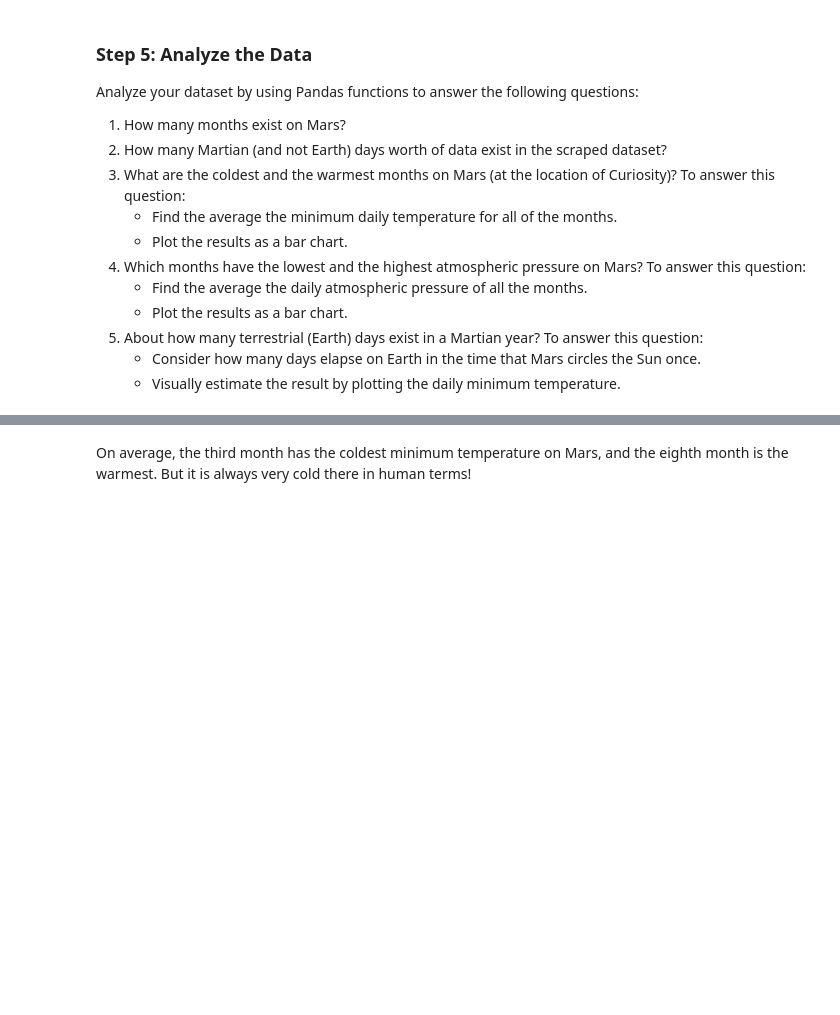
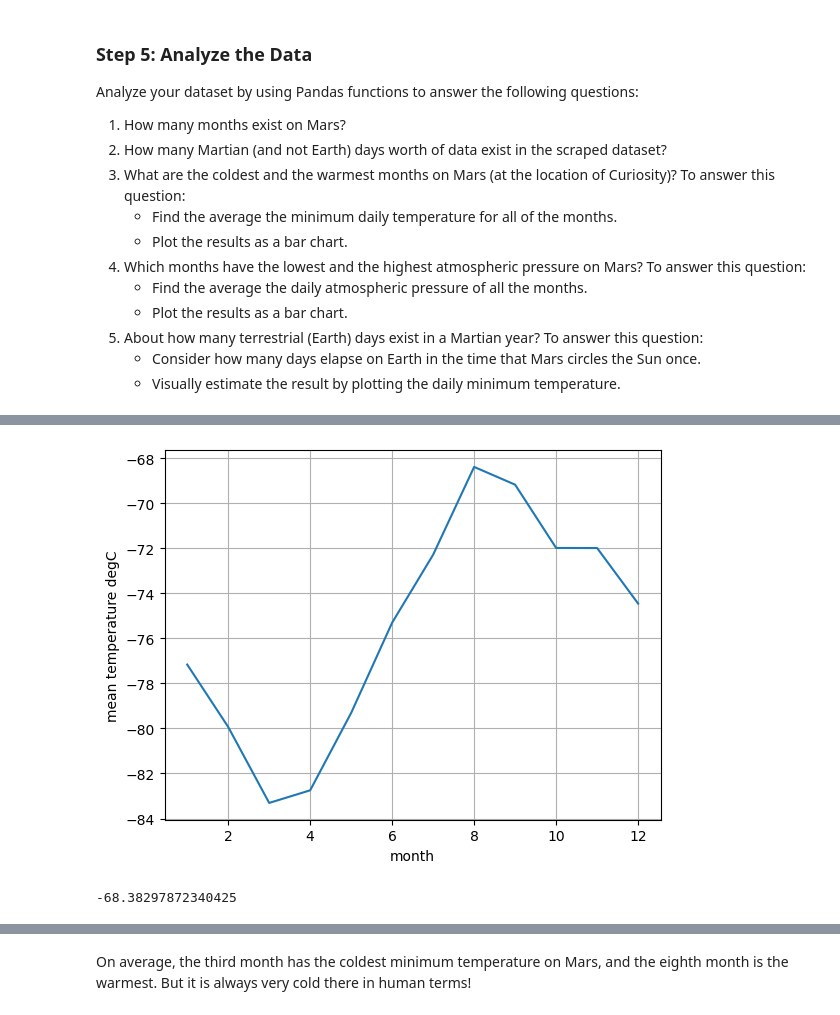
Before and after one commit to juansierra1182/web_scrapping_challenge, a Jupyter notebook: part_2_mars_weather.ipynb, the cells around one changed output, grey strips where cells are left out. Cells and saved outputs as stored; diff of their text form; code cells hidden in the pictures; blank space fills up the shorter version.

```diff
--- a/part_2_mars_weather.ipynb
+++ b/part_2_mars_weather.ipynb
@@ -135,2 +143,11 @@ Examine the data types that are currently associated with each column. If necess
+# %%
+# Change data types for data analysis
+mars_temp_df["id"] = mars_temp_df["id"].astype("int64")
+mars_temp_df["terrestrial_date"] = pd.to_datetime(mars_temp_df.terrestrial_date)
+mars_temp_df["sol"] = mars_temp_df["sol"].astype("int64")
+mars_temp_df["ls"] = mars_temp_df["ls"].astype("int64")
+mars_temp_df["month"] = mars_temp_df["month"].astype(int)
+mars_temp_df["min_temp"] = mars_temp_df["min_temp"].astype("float64")
+mars_temp_df["pressure"] = mars_temp_df["pressure"].astype("float64")
 # %%
 # Confirm type changes were successful by examining data types again
@@ -157,8 +211,24 @@ Analyze your dataset by using Pandas functions to answer the following questions
 # %%
 # 3. What is the average low temperature by month?
+temp_by_month= mars_temp_df.groupby(mars_temp_df["month"])
+
+temp_mean_by_month = (temp_by_month.mean(numeric_only=True))["min_temp"]
 # %%
 # Plot the average temperature by month
+
+temp_mean_by_month.plot()
+plt.grid()
+plt.ylabel("mean temperature degC")
+plt.show()
+# %% [output]
+[figure, added]
 # %%
 # Identify the coldest and hottest months in Curiosity's location
+lowest_temp = temp_mean_by_month.min()
+highest_temp = temp_mean_by_month.max()
+lowest_temp
+highest_temp
+# %% [output]
+-68.38297872340425
 # %%
 # 4. Average pressure by Martian month
```
Also changed, not shown: parts of 11 cells of this notebook, 1 other file.
